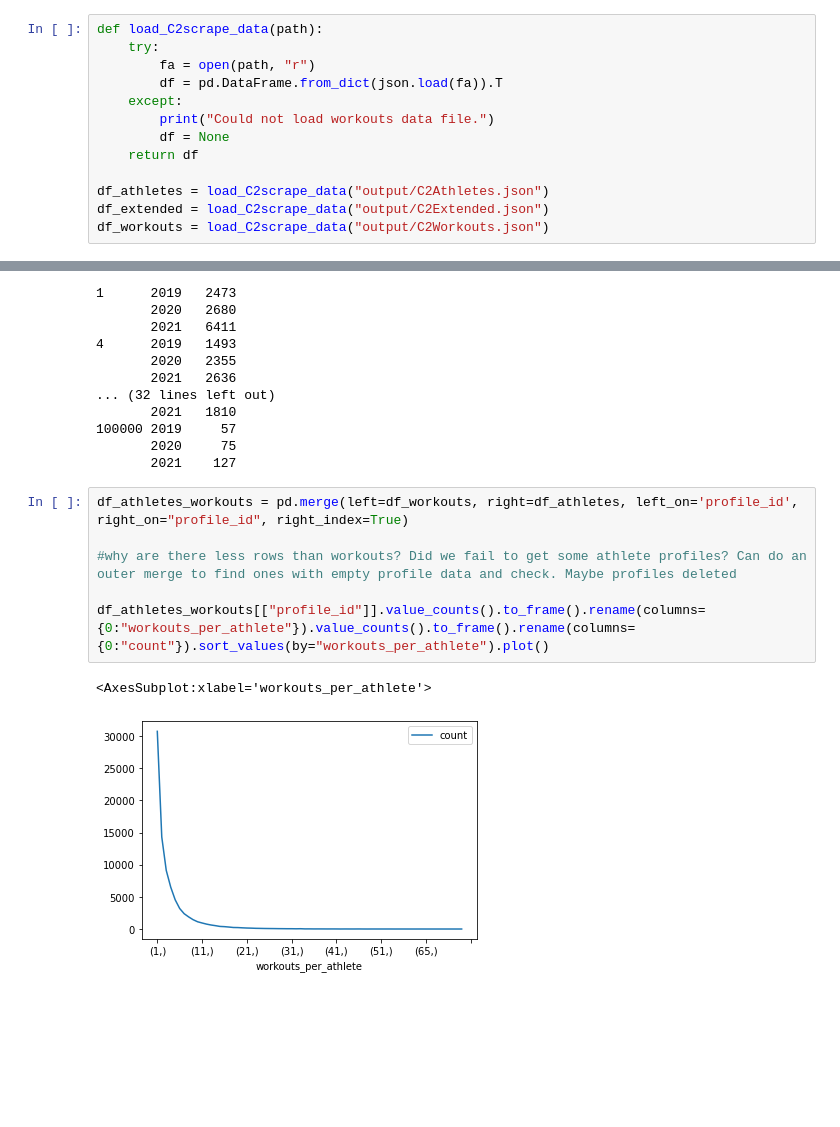
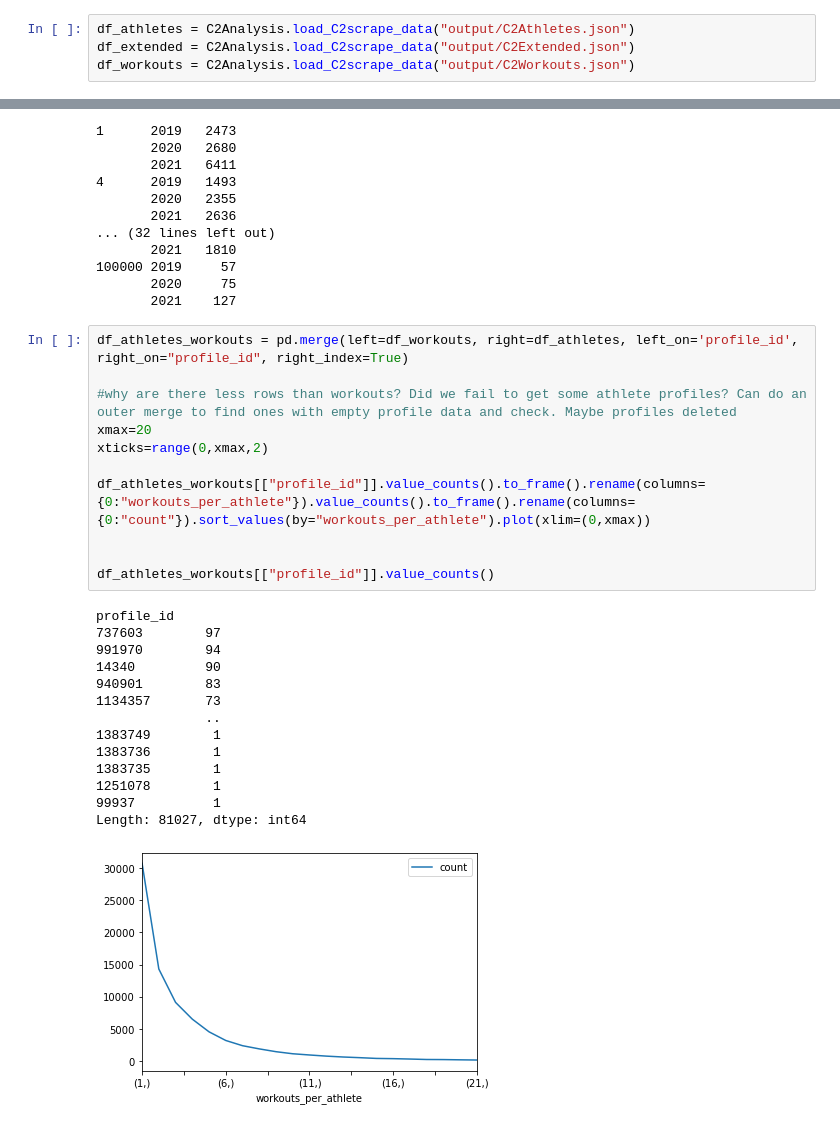
Before and after one commit to adhardy/Concept2-Logbook-Scraper, a Jupyter notebook: new.ipynb, the cells around one changed output, grey strips where cells are left out. Cells and saved outputs as stored; diff of their text form; blank space fills up the shorter version.

Commit message:
moved analysis functionin py file

```diff
--- a/new.ipynb
+++ b/new.ipynb
@@ -4,16 +5,7 @@ import pandas as pd
 # %%
-def load_C2scrape_data(path):
-    try:
-        fa = open(path, "r")
-        df = pd.DataFrame.from_dict(json.load(fa)).T
-    except:
-        print("Could not load workouts data file.")
-        df = None
-    return df
-
-df_athletes = load_C2scrape_data("output/C2Athletes.json")
-df_extended = load_C2scrape_data("output/C2Extended.json")
-df_workouts = load_C2scrape_data("output/C2Workouts.json")
+df_athletes = C2Analysis.load_C2scrape_data("output/C2Athletes.json")
+df_extended = C2Analysis.load_C2scrape_data("output/C2Extended.json")
+df_workouts = C2Analysis.load_C2scrape_data("output/C2Workouts.json")
 # %%
 df_athletes.index.set_names("profile_id", inplace=True)
 print(df_athletes)
@@ -107,9 +99,26 @@ event  year
 # %%
 df_athletes_workouts = pd.merge(left=df_workouts, right=df_athletes, left_on='profile_id', right_on="profile_id", right_index=True)
 
 #why are there less rows than workouts? Did we fail to get some athlete profiles? Can do an outer merge to find ones with empty profile data and check. Maybe profiles deleted
+xmax=20
+xticks=range(0,xmax,2)
 
-df_athletes_workouts[["profile_id"]].value_counts().to_frame().rename(columns={0:"workouts_per_athlete"}).value_counts().to_frame().rename(columns={0:"count"}).sort_values(by="workouts_per_athlete").plot()
+df_athletes_workouts[["profile_id"]].value_counts().to_frame().rename(columns={0:"workouts_per_athlete"}).value_counts().to_frame().rename(columns={0:"count"}).sort_values(by="workouts_per_athlete").plot(xlim=(0,xmax))
+
+
+df_athletes_workouts[["profile_id"]].value_counts()
 # %% [output]
-<AxesSubplot:xlabel='workouts_per_athlete'>
+profile_id
+737603        97
+991970        94
+14340         90
+940901        83
+1134357       73
+              ..
+1383749        1
+1383736        1
+1383735        1
+1251078        1
+99937          1
+Length: 81027, dtype: int64
-[figure, old version]
+[figure, new version]
```
Also changed, not shown: parts of 1 cell of this notebook, 2 other files.
